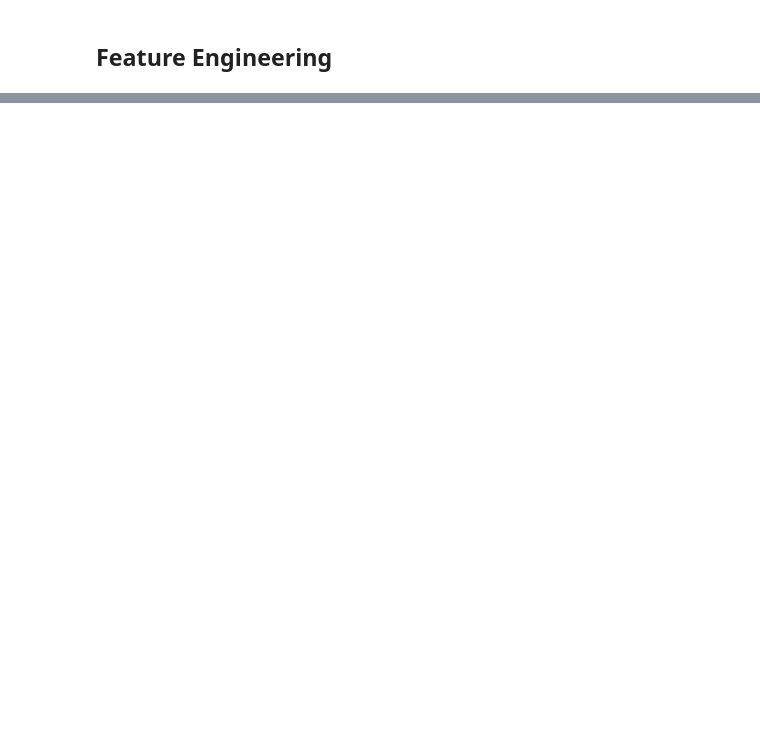
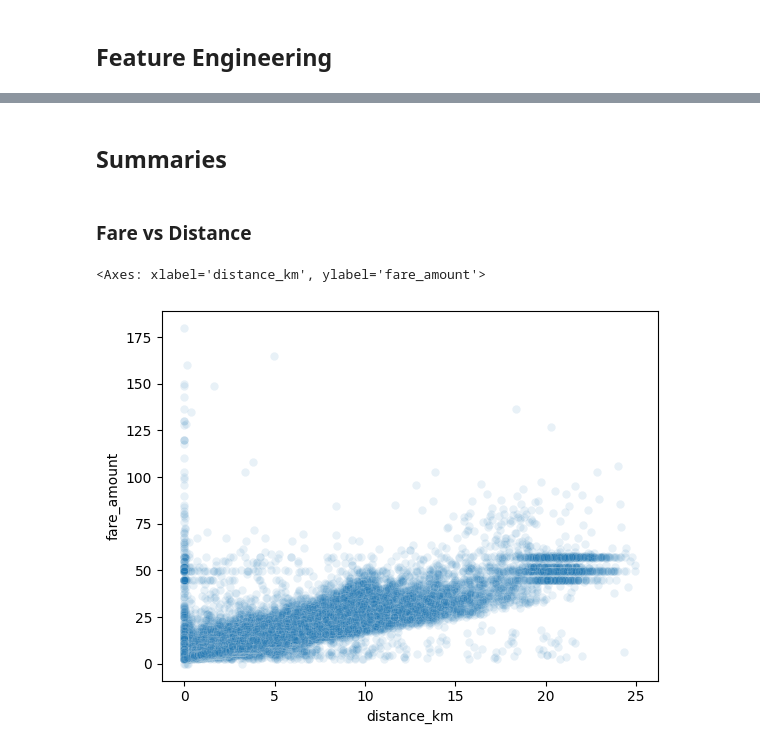
Before and after one commit to ahealion1/Data-Science-Projects, a Jupyter notebook: TaxiFarePrediction/taxi-fare-prediction.ipynb, the cells around one changed output, grey strips where cells are left out. Cells and saved outputs as stored; diff of their text form; code cells hidden in the pictures; blank space fills up the shorter version.

```diff
--- a/TaxiFarePrediction/taxi-fare-prediction.ipynb
+++ b/TaxiFarePrediction/taxi-fare-prediction.ipynb
@@ -268,0 +293,9 @@ taxi['distance_km'] = taxi.apply(lambda r:distance.distance((r['pickup_latitude'
+# %% [markdown]
+## Summaries
+# %% [markdown]
+### Fare vs Distance
+# %%
+sns.scatterplot(data=taxi.loc[taxi['distance_km'] <= 25], x='distance_km', y='fare_amount', alpha=0.1)
+# %% [output]
+<Axes: xlabel='distance_km', ylabel='fare_amount'>
+[figure, added]
```
Also changed, not shown: parts of 31 cells of this notebook, 1 other file.
